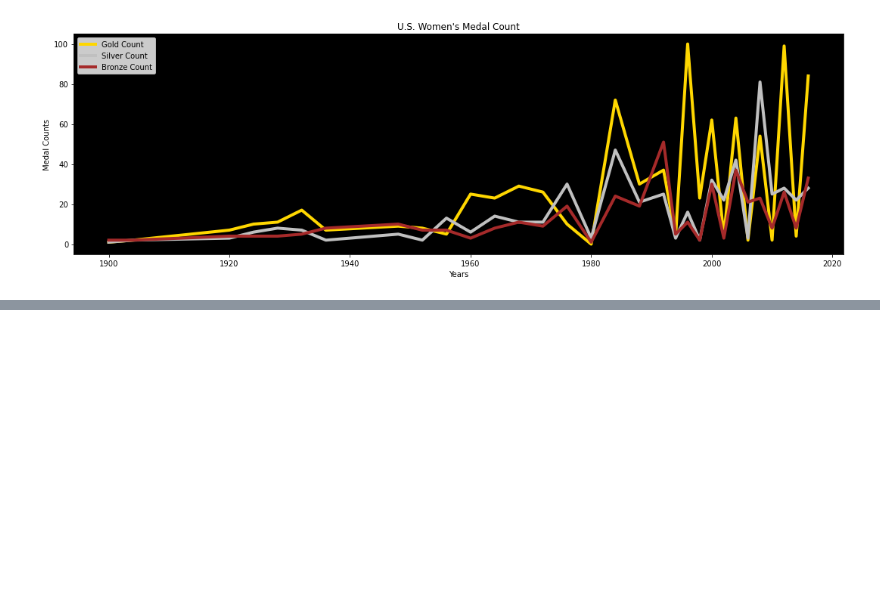
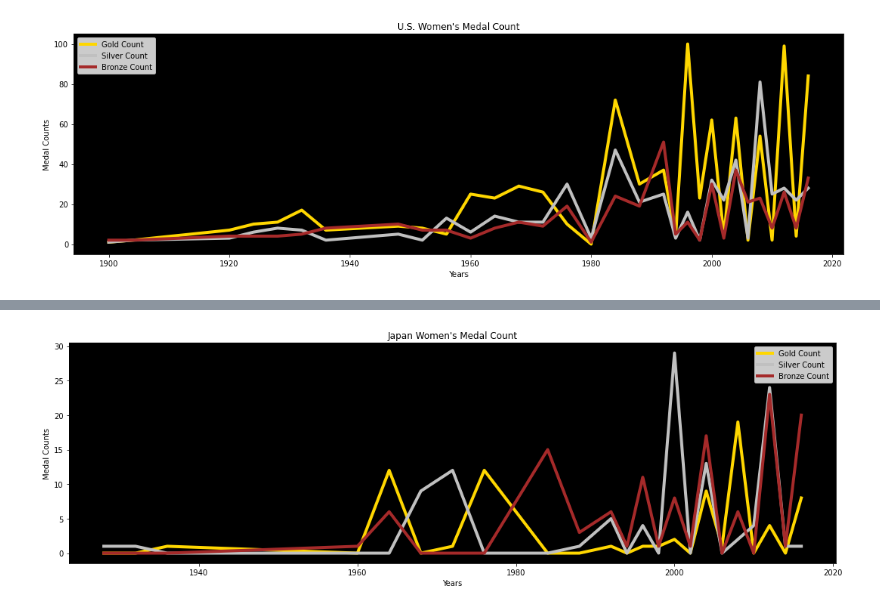
Before and after one commit to fhelms8/Git_Sum_Group_Prj, a Jupyter notebook: Alex_Work.ipynb, the cells around one changed output, grey strips where cells are left out. Cells and saved outputs as stored; diff of their text form; code cells hidden in the pictures; blank space fills up the shorter version.

```diff
--- a/Alex_Work.ipynb
+++ b/Alex_Work.ipynb
@@ -160,0 +195,41 @@ plt.tight_layout()
+# %%
+JPNmedal_winners = medals_winners_df[(medals_winners_df["Team"] == "Japan")]
+JPNMale_Winner = JPNmedal_winners.loc[JPNmedal_winners["Sex"] == "M",:]
+JPNFemale_Winner = JPNmedal_winners.loc[JPNmedal_winners["Sex"] == "F",:]
+# %%
+JPNFW = JPNFemale_Winner[["Year", "Medal"]]
+JPNFMC = JPNFW.groupby(['Year','Medal']).agg(Medal_Count=pd.NamedAgg(column="Medal",aggfunc ="count"))
+JPNWMedalBRK = JPNFMC.reset_index()
+JPNBREAKW = JPNWMedalBRK.set_index('Year')
+
+JPNFWGold = JPNBREAKW[(JPNBREAKW["Medal"]=="Gold")]
+JPNFEMGOLD = JPNFWGold.drop(columns=["Medal"])
+JPNFEMGOLD.reset_index()
+JPNWOMEN_GOLDEN = JPNFEMGOLD["Medal_Count"]
+
+JPNFWSilver = JPNBREAKW[(JPNBREAKW["Medal"]=="Silver")]
+JPNFEMSILVER = JPNFWSilver.drop(columns=["Medal"])
+JPNFEMSILVER.reset_index()
+JPNWOMEN_SILVER = JPNFEMSILVER["Medal_Count"]
+
+JPNFWBronze = JPNBREAKW[(JPNBREAKW["Medal"]=="Bronze")]
+JPNFEMBRONZE = JPNFWBronze.drop(columns=["Medal"])
+JPNFEMBRONZE.reset_index()
+JPNWOMEN_THIRD = JPNFEMBRONZE["Medal_Count"]
+# %%
+JPNWomen_Table = pd.DataFrame({"Gold Count":JPNWOMEN_GOLDEN,
+                            "Silver Count":JPNWOMEN_SILVER,
+                            "Bronze Count":JPNWOMEN_THIRD
+})
+Women_JPN_Clean = JPNWomen_Table.replace(np.nan, 0)
+Women_JPN_Clean_2 = Women_JPN_Clean.astype(int)
+Women_JPN_Clean_2.plot(style = {"Gold Count": 'gold', "Silver Count": 'silver', "Bronze Count":'brown'},figsize=(15,5), lw =4)
+ax = plt.axes()
+ax.set_facecolor("black")
+plt.title("Japan Women's Medal Count")
+plt.xlabel("Years")
+plt.ylabel("Medal Counts")
+plt.tight_layout()
+plt.savefig("Visualizations/Japan Women's Medal Count.png")
+# %% [output]
+[figure, added]
```
Also changed, not shown: parts of 12 cells of this notebook, 5 other files.
